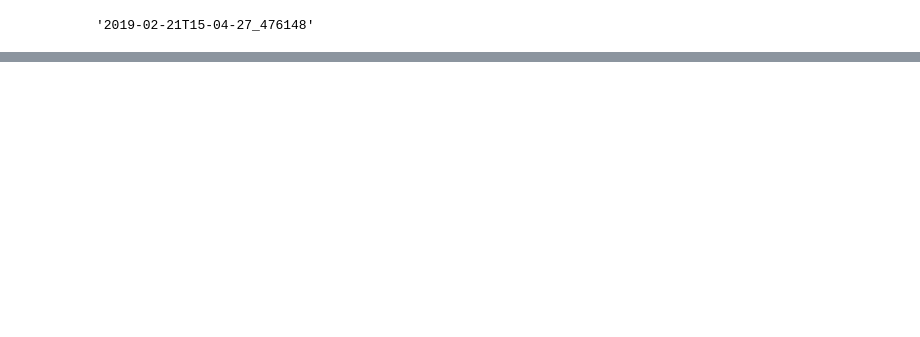
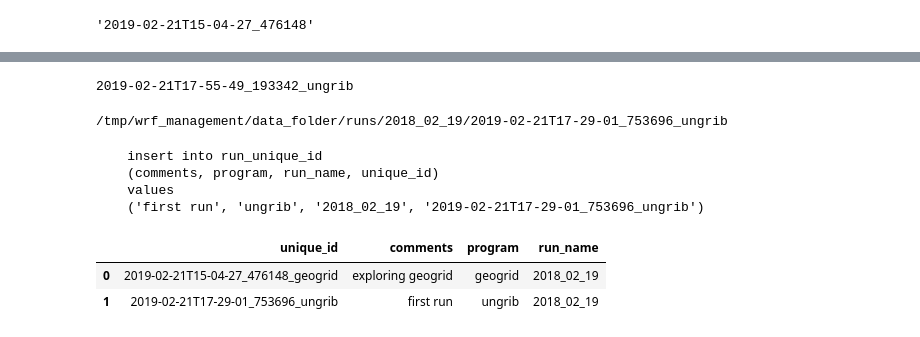
Before and after one commit to daliagachc/wrf_management, a Jupyter notebook: wrf_management/scratchs/Untitled.ipynb, the cells around one changed output, grey strips where cells are left out. Saved outputs shown, nothing was run; the diff lists cells and outputs as text; code cells hidden in the pictures; blank space fills up the shorter version.

```diff
--- a/wrf_management/scratchs/Untitled.ipynb
+++ b/wrf_management/scratchs/Untitled.ipynb
@@ -63,0 +147,29 @@ ut.list_table_names()
+# %%
+importlib.reload(ut)
+program = 'ungrib'
+unique_id = ut.get_unique_id(program)
+print(unique_id)
+unique_id = '2019-02-21T17-29-01_753696_ungrib'
+# %% [output]
+2019-02-21T17-55-49_193342_ungrib
+# %%
+importlib.reload(ut)
+new_path = ut.get_new_unique_path_for_program(unique_id=unique_id)
+print(new_path)
+new_path = '/tmp/wrf_management/data_folder/runs/2018_02_19/2019-02-21T17-29-01_753696_ungrib'
+# %% [output]
+/tmp/wrf_management/data_folder/runs/2018_02_19/2019-02-21T17-29-01_753696_ungrib
+# %%
+importlib.reload(ut)
+# ut.add_unique_id_run_db(unique_id=unique_id+'_ungrib',program_nm='ungrib',comment='first run')
+# %% [output]
+    insert into run_unique_id
+    (comments, program, run_name, unique_id)
+    values
+    ('first run', 'ungrib', '2018_02_19', '2019-02-21T17-29-01_753696_ungrib')
+# %%
+ut.get_tb_from_name(tb_name='run_unique_id')
+# %% [output]
+|  | unique_id | comments | program | run_name |
+| 0 | 2019-02-21T15-04-27_476148_geogrid | exploring geogrid | geogrid | 2018_02_19 |
+| 1 | 2019-02-21T17-29-01_753696_ungrib | first run | ungrib | 2018_02_19 |
```
Also changed, not shown: parts of 21 cells of this notebook, 9 other files.
